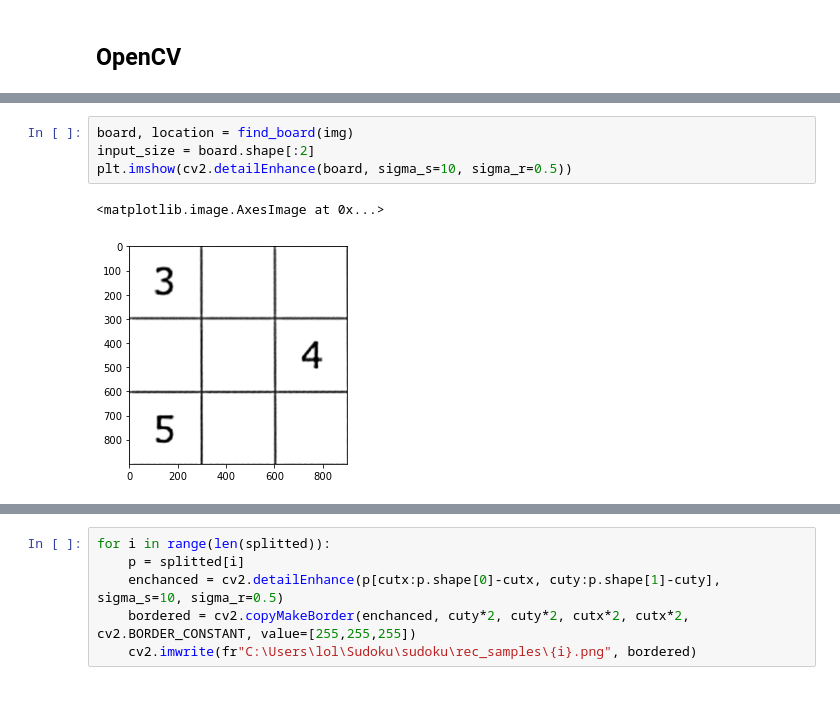
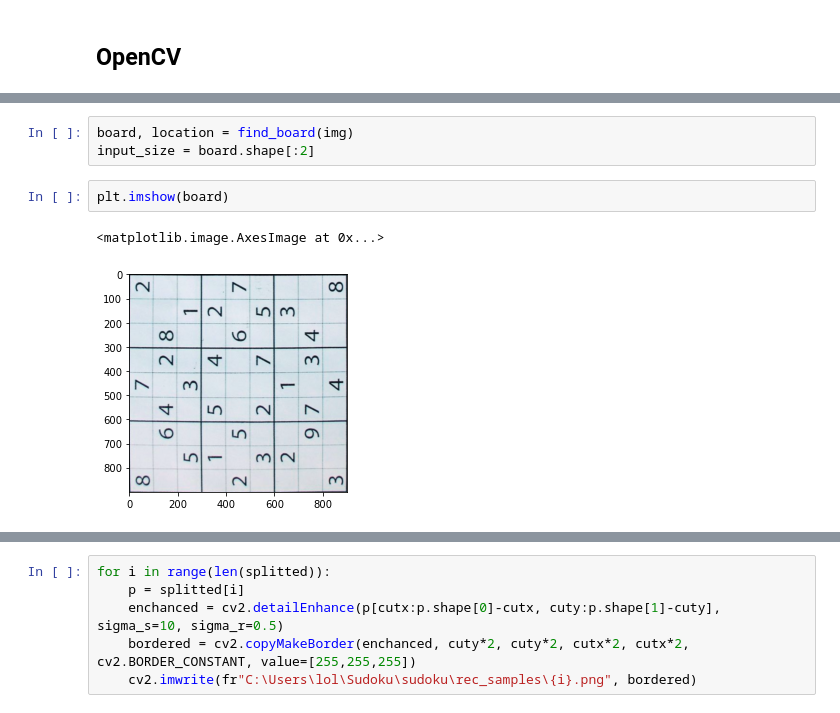
Before and after one commit to Rhinestone1337/sudoku-solver, a Jupyter notebook: sudoku pulp opencv.ipynb, the cells around one changed output, grey strips where cells are left out. Saved outputs shown, nothing was run; the diff lists cells and outputs as text.

```diff
--- a/sudoku pulp opencv.ipynb
+++ b/sudoku pulp opencv.ipynb
@@ -185,10 +178,11 @@ plt.imshow(img)
 # %%
 board, location = find_board(img)
 input_size = board.shape[:2]
-plt.imshow(cv2.detailEnhance(board, sigma_s=10, sigma_r=0.5))
-# %% [output]
-<matplotlib.image.AxesImage at 0x...>
-[figure, removed]
+# %%
+plt.imshow(board)
+# %% [output]
+<matplotlib.image.AxesImage at 0x...>
+[figure, added]
 # %%
 splitted = split_boxes(board, input_size)
 
```
Also changed, not shown: parts of 8 cells of this notebook, 3 other files.
